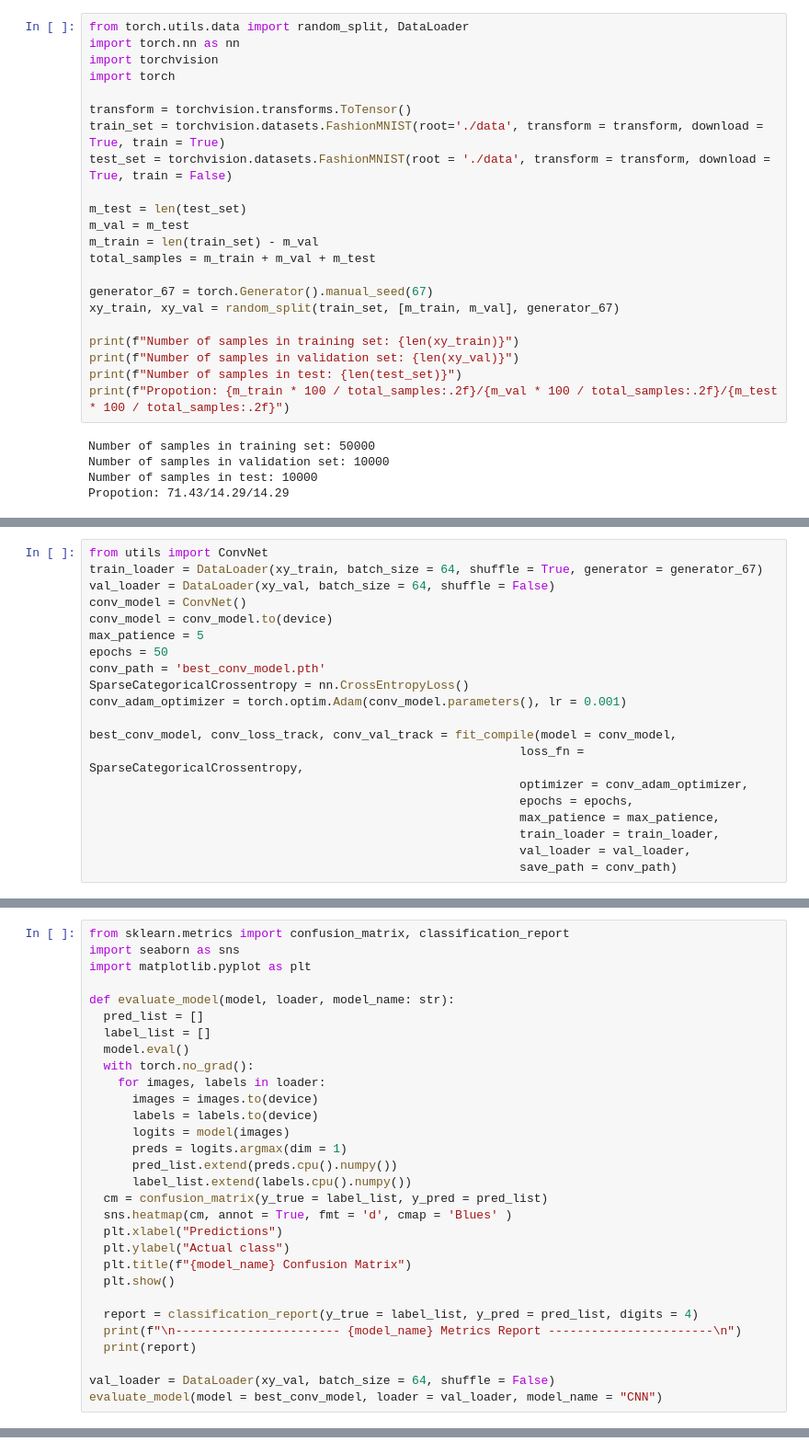
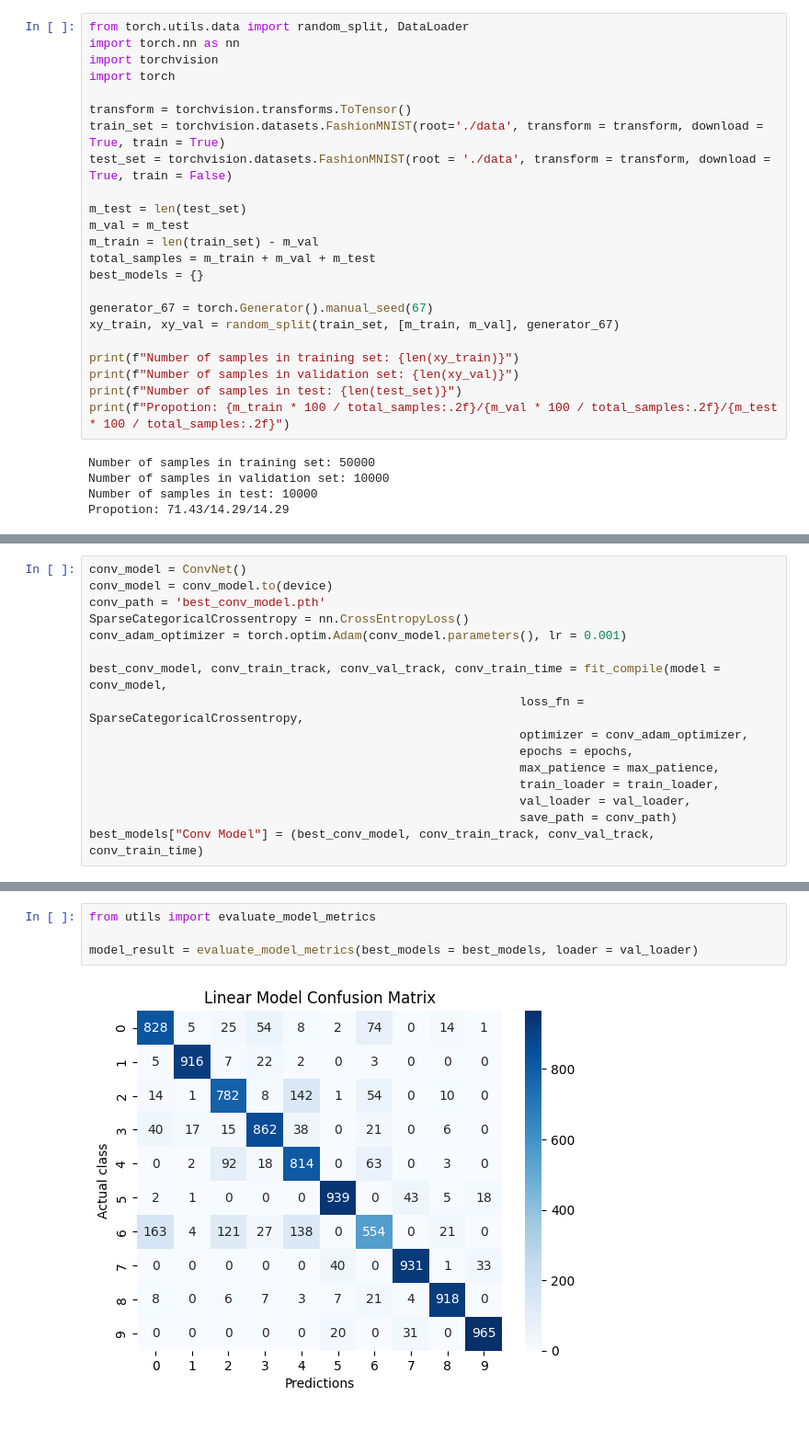
Before and after one commit to TVTruong777/DL261-Assignment, a Jupyter notebook: assignment1.ipynb, the cells around one changed output, grey strips where cells are left out. Shown at 92% size. Saved outputs shown, nothing was run; the diff lists cells and outputs as text; blank space fills up the shorter version.

```diff
--- a/assignment1.ipynb
+++ b/assignment1.ipynb
@@ -34,6 +38,7 @@ m_test = len(test_set)
 m_val = m_test
 m_train = len(train_set) - m_val
 total_samples = m_train + m_val + m_test
+best_models = {}
 
 generator_67 = torch.Generator().manual_seed(67)
 xy_train, xy_val = random_split(train_set, [m_train, m_val], generator_67)
@@ -149,16 +132,11 @@ best_mlp_model, mlp_loss_track, mlp_val_track = fit_compile(model = mlp_model,
 # %%
-from utils import ConvNet
-train_loader = DataLoader(xy_train, batch_size = 64, shuffle = True, generator = generator_67)
-val_loader = DataLoader(xy_val, batch_size = 64, shuffle = False)
 conv_model = ConvNet()
 conv_model = conv_model.to(device)
-max_patience = 5
-epochs = 50
 conv_path = 'best_conv_model.pth'
 SparseCategoricalCrossentropy = nn.CrossEntropyLoss()
 conv_adam_optimizer = torch.optim.Adam(conv_model.parameters(), lr = 0.001)
 
-best_conv_model, conv_loss_track, conv_val_track = fit_compile(model = conv_model,
+best_conv_model, conv_train_track, conv_val_track, conv_train_time = fit_compile(model = conv_model,
                                                             loss_fn = SparseCategoricalCrossentropy,
                                                             optimizer = conv_adam_optimizer,
                                                             epochs = epochs,
@@ -166,4 +144,5 @@ best_conv_model, conv_loss_track, conv_val_track = fit_compile(model = conv_mode
                                                             train_loader = train_loader,
                                                             val_loader = val_loader,
                                                             save_path = conv_path)
+best_models["Conv Model"] = (best_conv_model, conv_train_track, conv_val_track,  conv_train_time)
 # %% [output]
@@ -187,30 +165,0 @@ Patience exceeded, training is stopped.
-# %%
-from sklearn.metrics import confusion_matrix, classification_report
-import seaborn as sns
-import matplotlib.pyplot as plt
-
-def evaluate_model(model, loader, model_name: str):
-  pred_list = []
-  label_list = []
-  model.eval()
-  with torch.no_grad():
-    for images, labels in loader:
-      images = images.to(device)
-      labels = labels.to(device)
-      logits = model(images)
-      preds = logits.argmax(dim = 1)
-      pred_list.extend(preds.cpu().numpy())
-      label_list.extend(labels.cpu().numpy())
-  cm = confusion_matrix(y_true = label_list, y_pred = pred_list)
-  sns.heatmap(cm, annot = True, fmt = 'd', cmap = 'Blues' )
-  plt.xlabel("Predictions")
-  plt.ylabel("Actual class")
-  plt.title(f"{model_name} Confusion Matrix")
-  plt.show()
-
-  report = classification_report(y_true = label_list, y_pred = pred_list, digits = 4)
-  print(f"\n----------------------- {model_name} Metrics Report -----------------------\n")
-  print(report)
-
-val_loader = DataLoader(xy_val, batch_size = 64, shuffle = False)
-evaluate_model(model = best_conv_model, loader = val_loader, model_name = "CNN")
@@ -236,0 +166,6 @@ weighted avg     0.9138    0.9131    0.9130     10000
+# %%
+from utils import evaluate_model_metrics
+
+model_result = evaluate_model_metrics(best_models = best_models, loader = val_loader)
+# %% [output]
+[figure, added]
```
Also changed, not shown: parts of 11 cells of this notebook.
